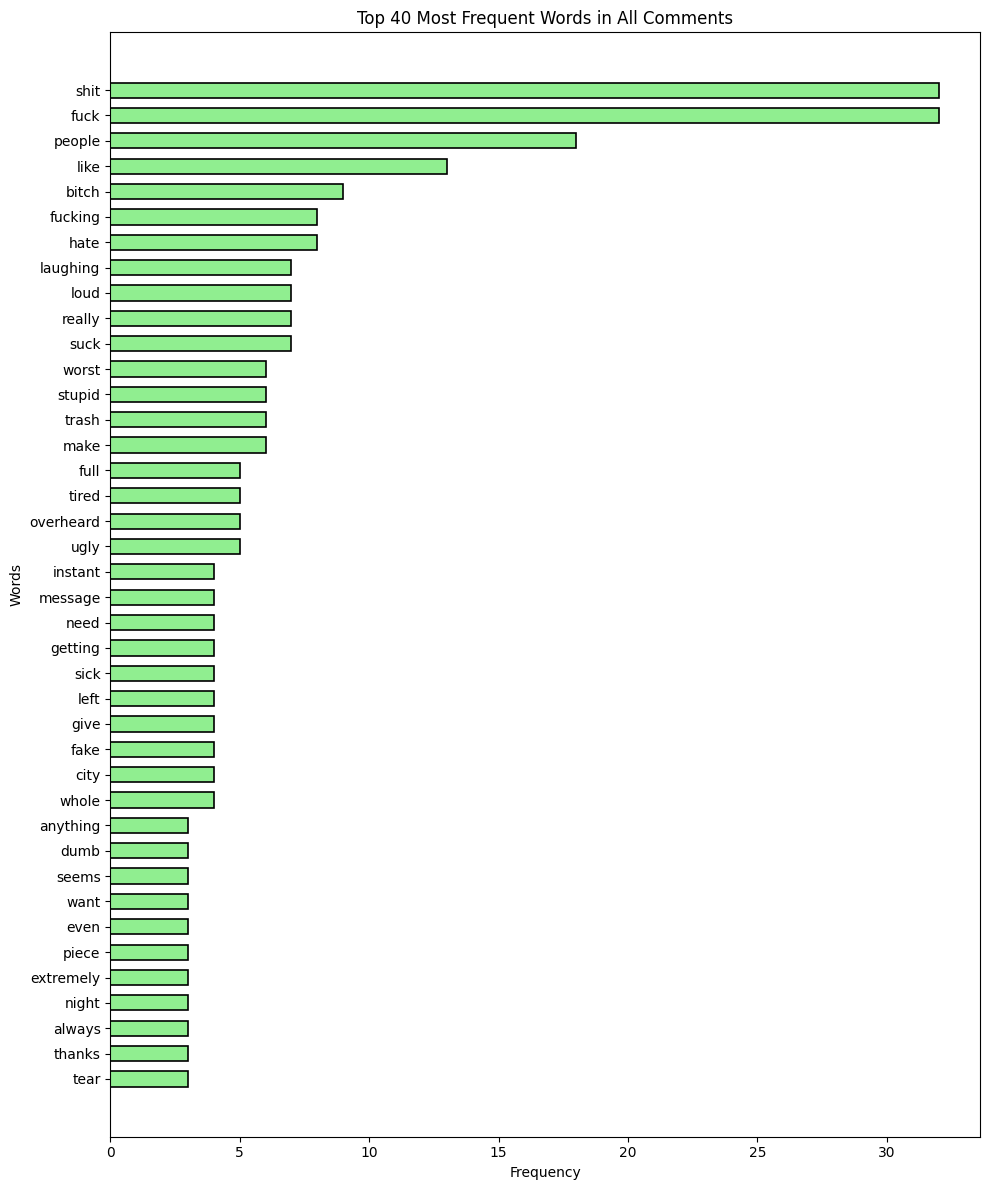
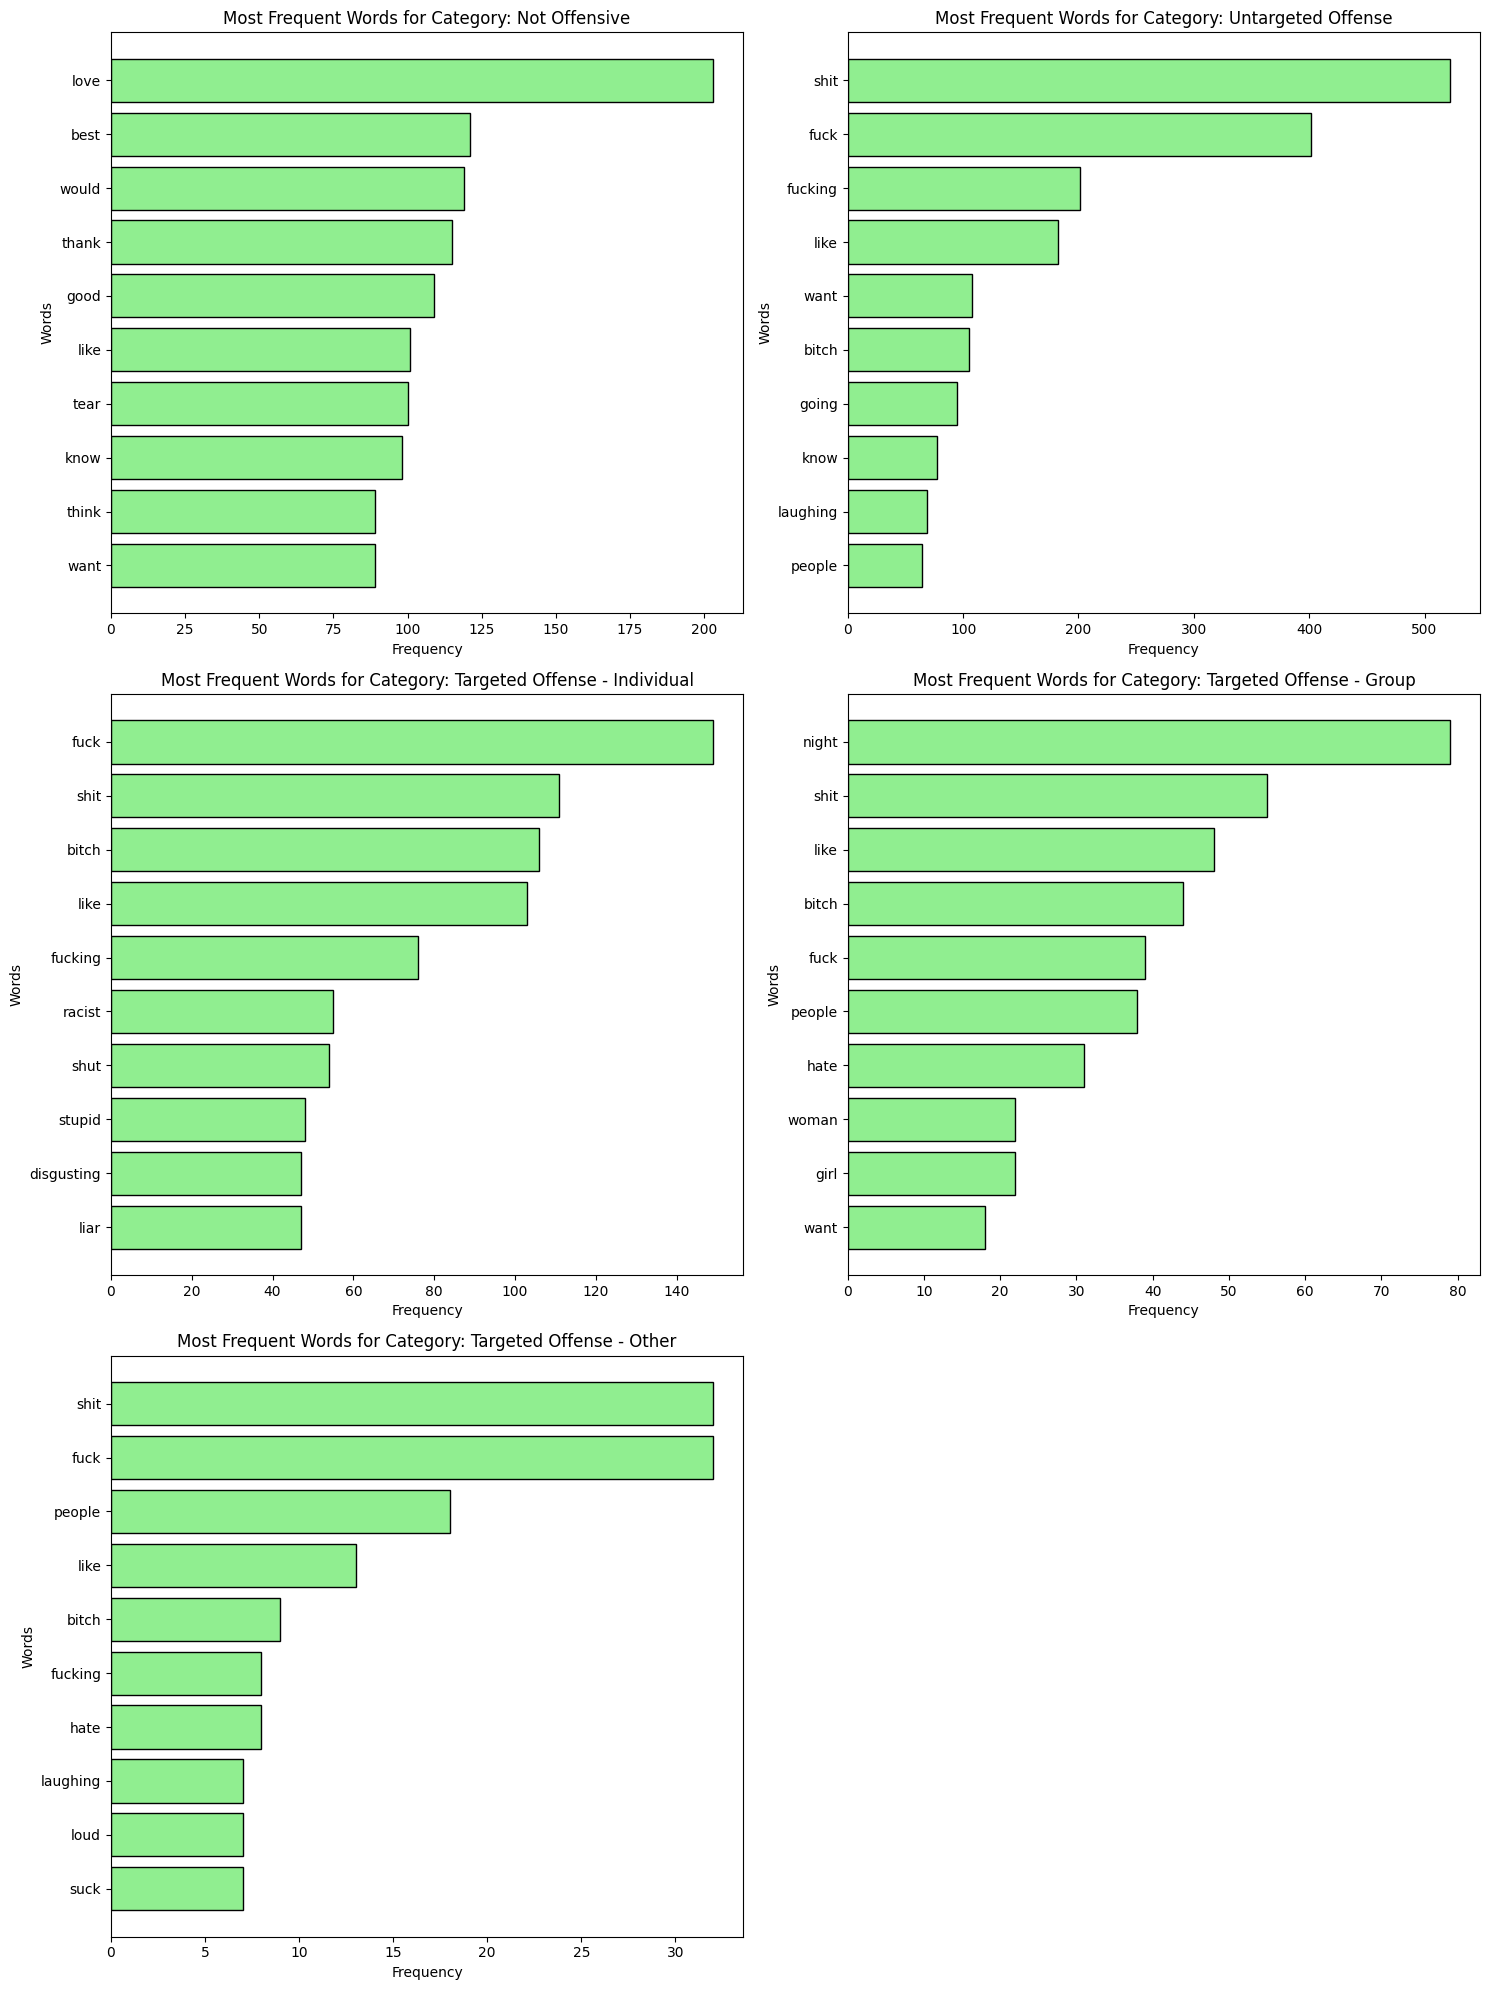
The change to this notebook cell's code, shown as a diff; its figure went from the first image to the second:
--- before
+++ after
@@ -1,25 +1,39 @@
-stopwords = set(nltk_stopwords.words('english'))
-custom_stopwords = stopwords.union({'user','significant'})
-all_text = ' '.join(filtered_data['text'].astype(str).tolist()).lower()
+data = df 
 
-tokens = word_tokenize(all_text, language='english')
+labels = data['type'].unique()
 
-filtered_tokens = [
-    word for word in tokens 
-    if len(word) > 3 and word not in custom_stopwords
-]
+fig, axs = plt.subplots(3, 2, figsize=(15, 20))
+axs = axs.flatten()
 
-freq_dist = FreqDist(filtered_tokens)
+for i, label in enumerate(labels):
+    filtered_data = data[data['type'] == label]
+    
+    all_posts = ' '.join(filtered_data['text'].astype(str).tolist()).lower()
+    
+    all_posts = re.sub(r'[^\w\s]', '', all_posts)
+    
+    tokens = word_tokenize(all_posts, language='english')
+    
+    filtered_tokens = [word for word in tokens if len(word) > 3 and word not in stopwords and word != 'user' and word != 'significant' and word != 'really']
+    
+    freq_dist = FreqDist(filtered_tokens)
+    
+    num_top_words = 10 
+    top_words = freq_dist.most_common(num_top_words)
+    
+    if not top_words:
+        print(f"No words found for label {label}")
+        continue
+    
+    words, frequencies = zip(*top_words)
+    
+    axs[i].barh(words[::-1], frequencies[::-1], color='#90ee90', edgecolor='black')
+    axs[i].set_xlabel('Frequency')
+    axs[i].set_ylabel('Words')
+    axs[i].set_title(f'Most Frequent Words for Category: {label}')
 
-top_words = freq_dist.most_common(40)
+for j in range(i+1, len(axs)):
+    axs[j].axis('off')
 
-
-words, frequencies = zip(*top_words)
-
-plt.figure(figsize=(10, 12))
-plt.barh(words[::-1], frequencies[::-1], color='#90ee90', edgecolor='black', linewidth=1.2, height=0.6)
-plt.xlabel('Frequency')
-plt.ylabel('Words')
-plt.title('Top 40 Most Frequent Words in All Comments')
 plt.tight_layout()
 plt.show()

Commit: [Project]